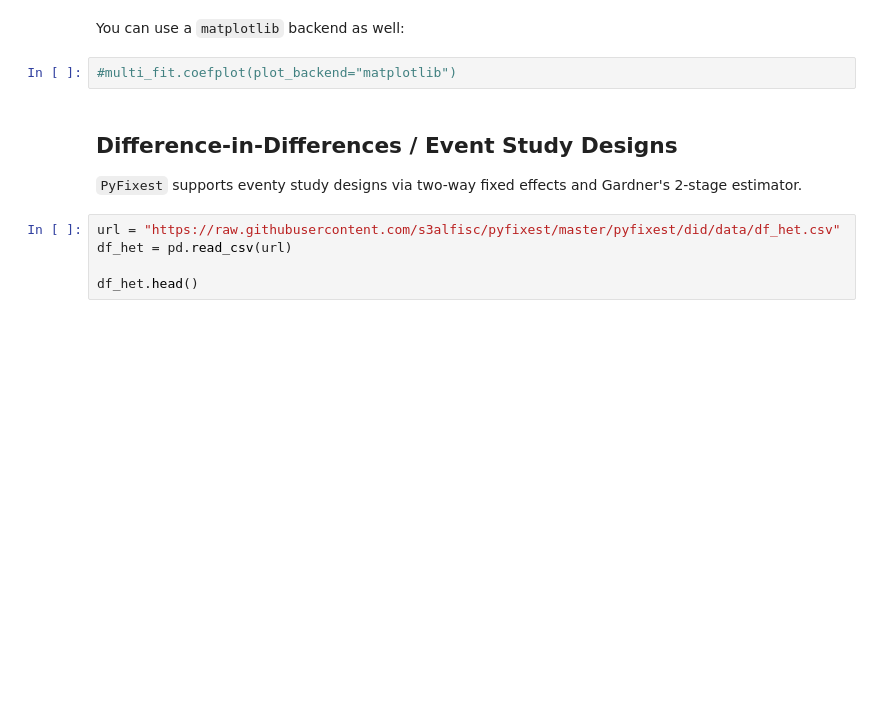
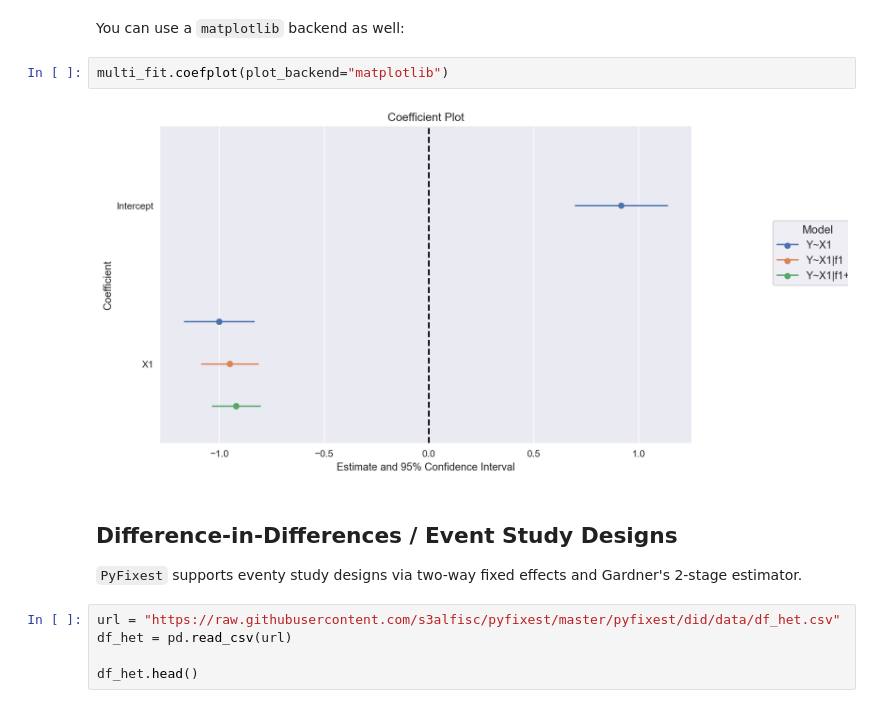
Before and after one commit to py-econometrics/pyfixest, a Jupyter notebook: docs/quickstart.ipynb, the cells around one changed output. Drawn from its saved outputs; the diff is of its cells as text; blank space fills up the shorter version.

Commit message:
update quickstart / bring back matplotlib figure

```diff
--- a/docs/quickstart.ipynb
+++ b/docs/quickstart.ipynb
@@ -618,7 +620,9 @@ multi_fit.coefplot().show()
 # %% [markdown]
 You can use a `matplotlib` backend as well:
 # %%
-#multi_fit.coefplot(plot_backend="matplotlib")
+multi_fit.coefplot(plot_backend="matplotlib")
+# %% [output]
+[figure, added]
 # %% [markdown]
 ## Difference-in-Differences / Event Study Designs
 
```
Also changed, not shown: parts of 2 cells of this notebook.
